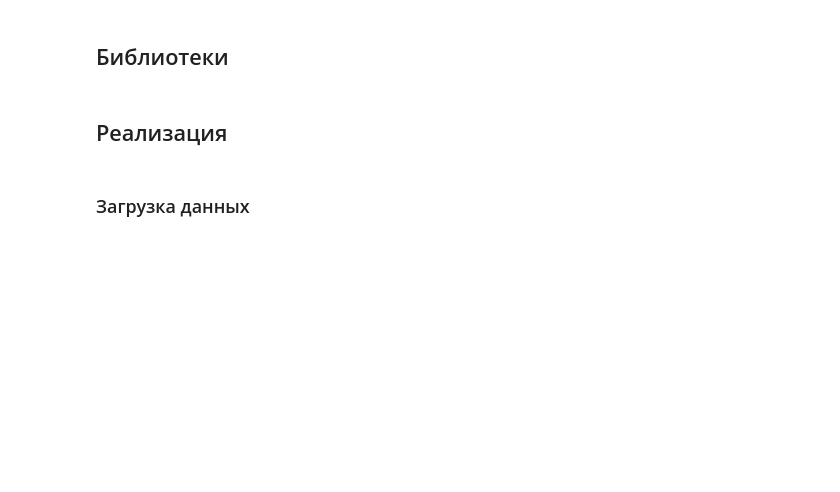
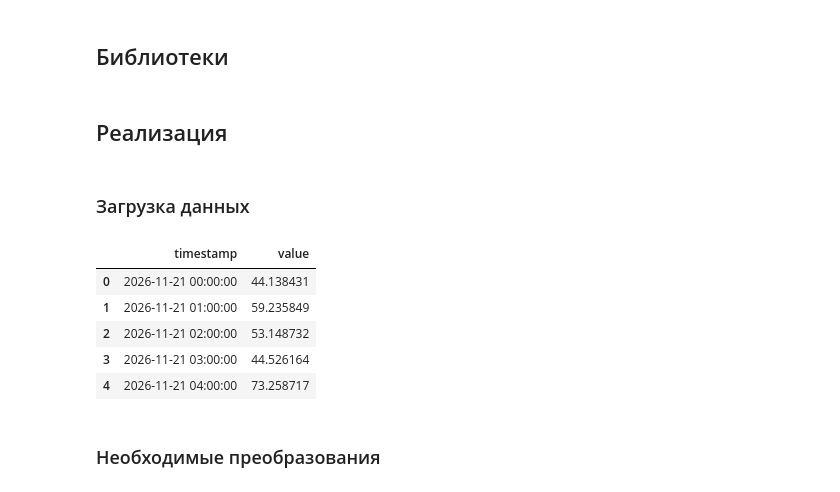
Before and after one commit to Rodeffs/Master1_Programming, a Jupyter notebook: Time_Series/04_lab/04_lab.ipynb, the cells around one changed output. Saved outputs shown, nothing was run; the diff lists cells and outputs as text; code cells hidden in the pictures; blank space fills up the shorter version.

```diff
--- a/Time_Series/04_lab/04_lab.ipynb
+++ b/Time_Series/04_lab/04_lab.ipynb
@@ -20,3 +15,15 @@ from pmdarima.arima import ndiffs, nsdiffs
 ## Реализация
 # %% [markdown]
 ### Загрузка данных
+# %%
+df = pd.read_csv("series.csv", parse_dates=["timestamp"])
+df.head()
+# %% [output]
+|  | timestamp | value |
+| 0 | 2026-11-21 00:00:00 | 44.138431 |
+| 1 | 2026-11-21 01:00:00 | 59.235849 |
+| 2 | 2026-11-21 02:00:00 | 53.148732 |
+| 3 | 2026-11-21 03:00:00 | 44.526164 |
+| 4 | 2026-11-21 04:00:00 | 73.258717 |
+# %% [markdown]
+### Необходимые преобразования
```
Also changed, not shown: parts of 6 cells of this notebook.
